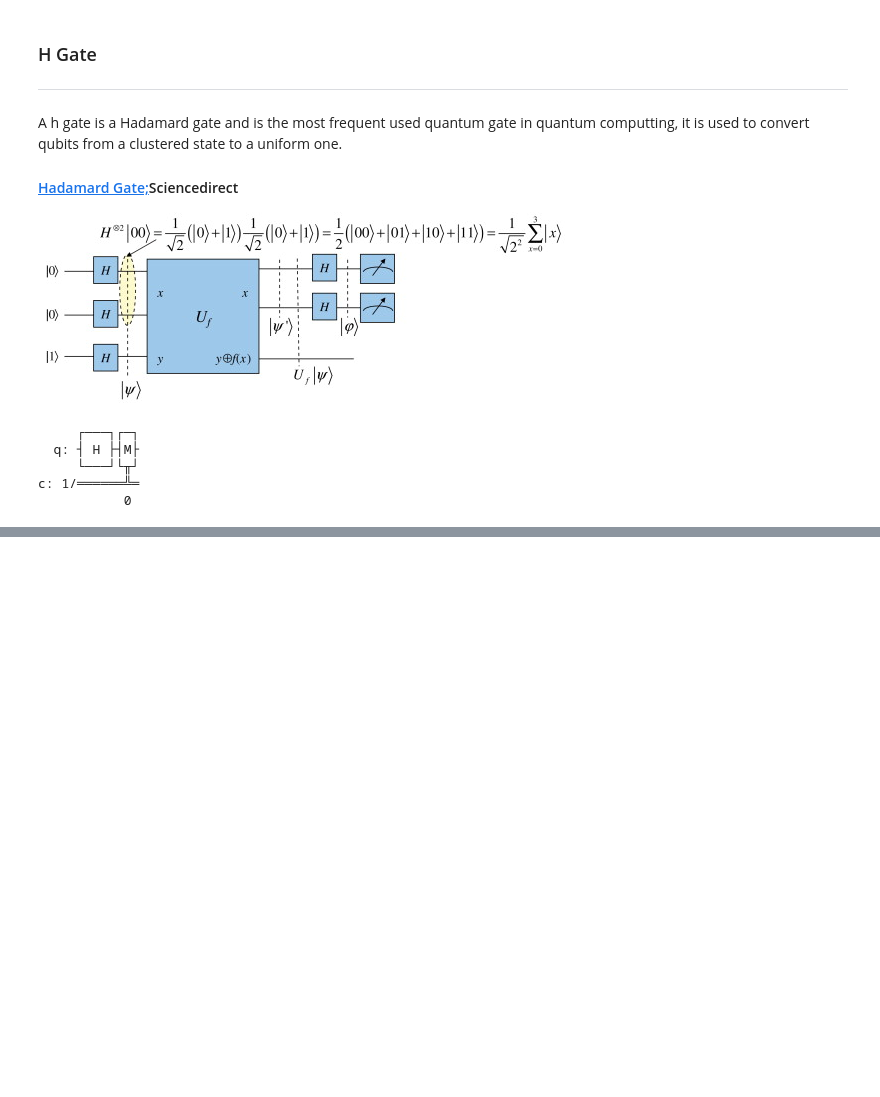
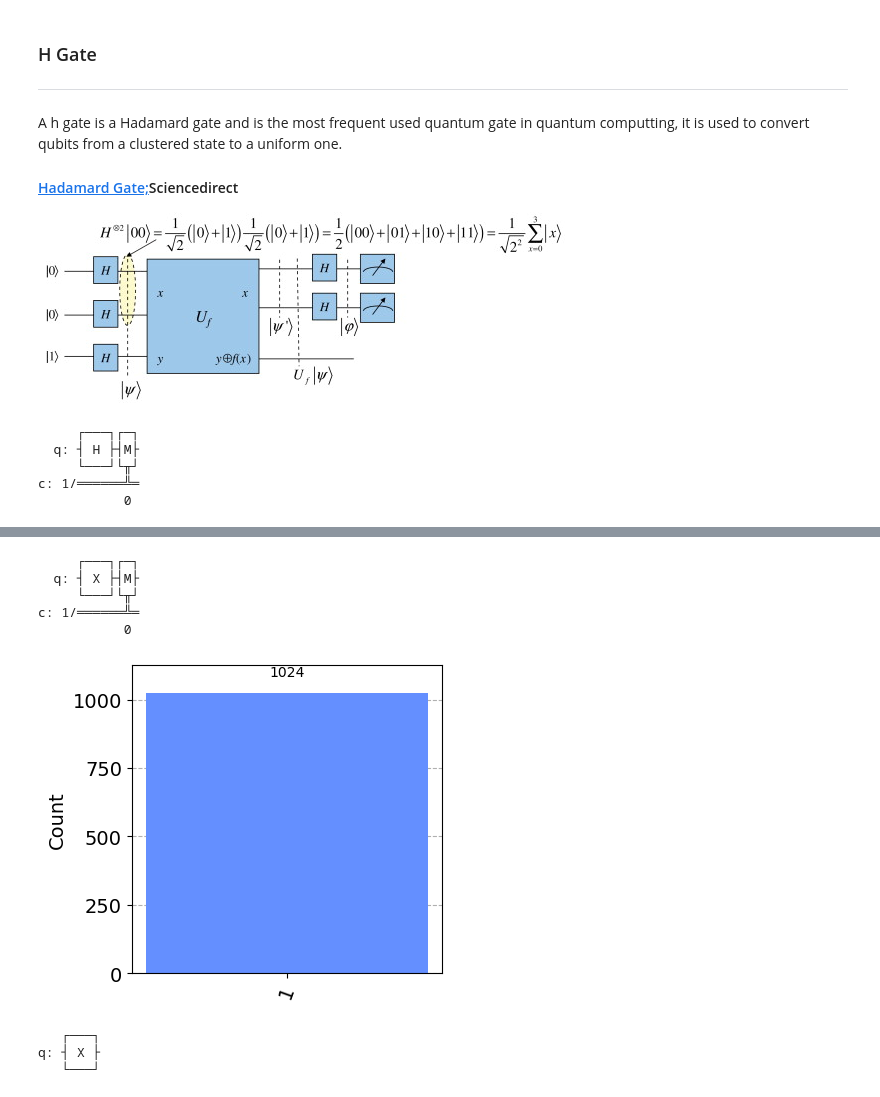
Before and after one commit to Rshocks/EmergingTechnology, a Jupyter notebook: content/05)Quantum Computing.ipynb, the cells around one changed output, grey strips where cells are left out. Drawn from its saved outputs; the diff is of its cells as text; code cells hidden in the pictures; blank space fills up the shorter version.

Commit message:
X,Y,Z,T Gates added

```diff
--- a/content/05)Quantum Computing.ipynb
+++ b/content/05)Quantum Computing.ipynb
@@ -268,0 +277,40 @@ viz.plot_histogram(result, figsize=(3, 3))
+# %%
+# Create a circuit.
+circuit = qiskit.QuantumCircuit(1, 1)
+
+# Add a gate.
+circuit.x(0)
+
+# Measure.
+circuit.measure(0, 0)
+
+# print the circuit
+print(circuit)
+# %% [output]
+     ┌───┐┌─┐
+  q: ┤ X ├┤M├
+     └───┘└╥┘
+c: 1/══════╩═
+           0
+# %%
+# Get a simulator.
+sim = qiskit.Aer.get_backend('aer_simulator')
+
+# Simulte the circuit.
+result = sim.run(circuit).result().get_counts()
+
+# Histogram.
+viz.plot_histogram(result, figsize=(4, 4))
+# %% [output]
+[figure, added]
+# %%
+# An X-gate on a |0> qubit
+qc = QuantumCircuit(1)
+
+qc.x(0)
+
+qc.draw()
+# %% [output]
+   ┌───┐
+q: ┤ X ├
+   └───┘
```
Also changed, not shown: parts of 21 cells of this notebook.
